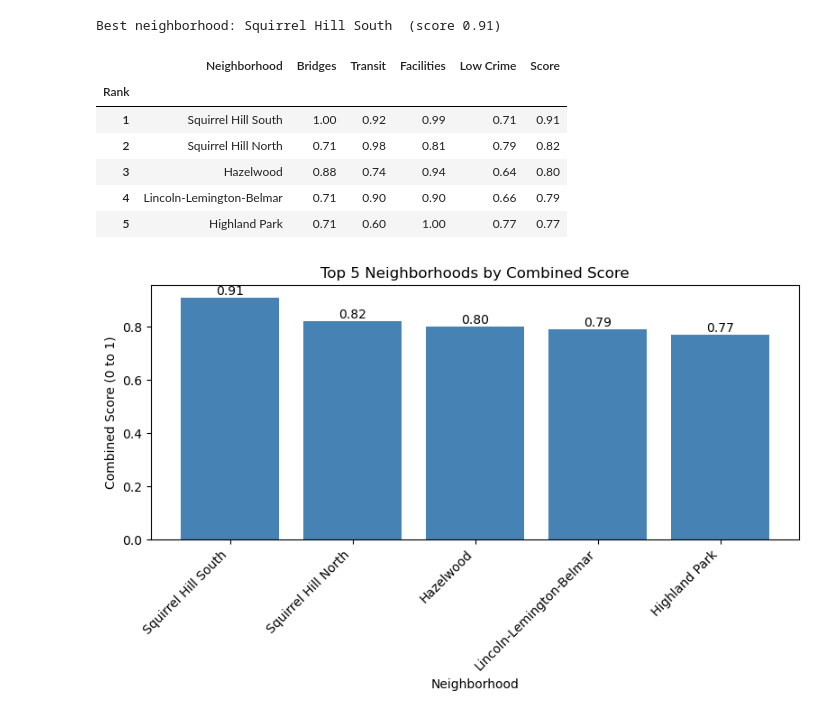
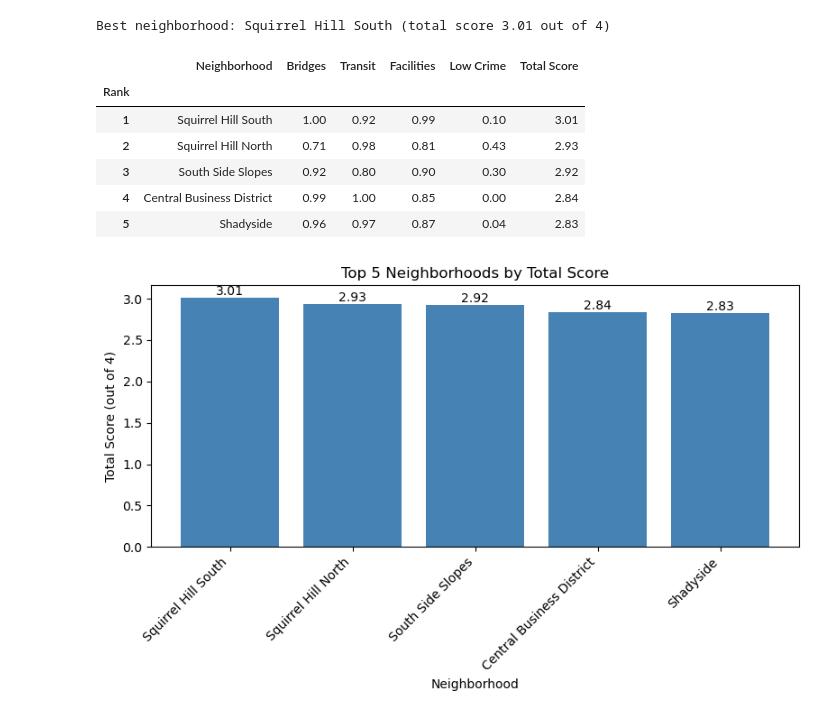
Before and after one commit to abcroyle/The-Best-PGH-Neighborhood, a Jupyter notebook: Final.ipynb, the cells around one changed output. Cells and saved outputs as stored; diff of their text form; code cells hidden in the pictures.

```diff
--- a/Final.ipynb
+++ b/Final.ipynb
@@ -69,56 +34,36 @@ metrics = pd.DataFrame({
 # %%
-def to_unit_scale(s, method="percentile"):
-    if method == "percentile":
-        return s.rank(pct=True)
-    s = np.log1p(s)
-    if method == "minmax":
-        return (s - s.min()) / (s.max() - s.min())
-    if method == "zscore":
-        return (s - s.mean()) / s.std()
-    raise ValueError(method)
-
-
-def score_neighborhoods(df, weights=WEIGHTS, method="percentile"):
-    assert abs(sum(weights.values()) - 1) < 1e-9, "weights must sum to 1"
-    scaled = pd.DataFrame(index=df.index)
-    for col in ["bridges", "transit", "facilities"]:          # higher is better
-        scaled[col] = to_unit_scale(df[col], method)
-    u = to_unit_scale(df["crime"], method)                    # lower is better: flip
-    scaled["crime"] = -u if method == "zscore" else 1 - u
-    scaled["score"] = sum(scaled[c] * w for c, w in weights.items())
-    return scaled.sort_values("score", ascending=False)
-
-
-ranked = score_neighborhoods(metrics)
+scores = metrics.rank(pct=True)          # 1.0 = best of all neighborhoods, near 0 = worst
+scores["Crime"] = 1 - scores["Crime"]    # flips crime, so less crime is better
+scores["Total"] = scores.sum(axis=1)     # add the four scores (max rate of 4)
+scores = scores.sort_values("Total", ascending=False)
 # %%
-best = ranked.index[0]
-print(f"Best neighborhood: {best}  (score {ranked['score'].iloc[0]:.2f})")
+print(f"Best neighborhood: {scores.index[0]} (total score {scores['Total'].iloc[0]:.2f} out of 4)")
 # %% [output]
-Best neighborhood: Squirrel Hill South  (score 0.91)
+Best neighborhood: Squirrel Hill South (total score 3.01 out of 4)
 # %%
-top5 = ranked.head(5).round(2).reset_index().rename(columns={"index": "Neighborhood"})
-top5.columns = ["Neighborhood", "Bridges", "Transit", "Facilities", "Low Crime", "Score"]
+top5 = scores.head(5).round(2).reset_index()
+top5.columns = ["Neighborhood", "Bridges", "Transit", "Facilities", "Low Crime", "Total Score"]
 top5.index = range(1, 6)
 top5.index.name = "Rank"
 top5
 # %% [output]
-|  | Neighborhood | Bridges | Transit | Facilities | Low Crime | Score |
+|  | Neighborhood | Bridges | Transit | Facilities | Low Crime | Total Score |
 | Rank |  |  |  |  |  |  |
-| 1 | Squirrel Hill South | 1.00 | 0.92 | 0.99 | 0.71 | 0.91 |
-| 2 | Squirrel Hill North | 0.71 | 0.98 | 0.81 | 0.79 | 0.82 |
-| 3 | Hazelwood | 0.88 | 0.74 | 0.94 | 0.64 | 0.80 |
-| 4 | Lincoln-Lemington-Belmar | 0.71 | 0.90 | 0.90 | 0.66 | 0.79 |
-| 5 | Highland Park | 0.71 | 0.60 | 1.00 | 0.77 | 0.77 |
+| 1 | Squirrel Hill South | 1.00 | 0.92 | 0.99 | 0.10 | 3.01 |
+| 2 | Squirrel Hill North | 0.71 | 0.98 | 0.81 | 0.43 | 2.93 |
+| 3 | South Side Slopes | 0.92 | 0.80 | 0.90 | 0.30 | 2.92 |
+| 4 | Central Business District | 0.99 | 1.00 | 0.85 | 0.00 | 2.84 |
+| 5 | Shadyside | 0.96 | 0.97 | 0.87 | 0.04 | 2.83 |
 # %%
 plt.figure(figsize=(8, 5))
-plt.bar(top5["Neighborhood"], top5["Score"], color="steelblue")
-for i, v in enumerate(top5["Score"]):
+plt.bar(top5["Neighborhood"], top5["Total Score"], color="steelblue")
+for i, v in enumerate(top5["Total Score"]):
     plt.text(i, v, f"{v:.2f}", ha="center", va="bottom")
-plt.title("Top 5 Neighborhoods by Combined Score")
+plt.title("Top 5 Neighborhoods by Total Score")
 plt.xlabel("Neighborhood")
-plt.ylabel("Combined Score (0 to 1)")
+plt.ylabel("Total Score (out of 4)")
 plt.xticks(rotation=45, ha="right")
 plt.tight_layout()
 plt.show()
 # %% [output]
-[figure, old version]
+[figure, new version]
```
Also changed, not shown: parts of 3 cells of this notebook, 1 other file.
